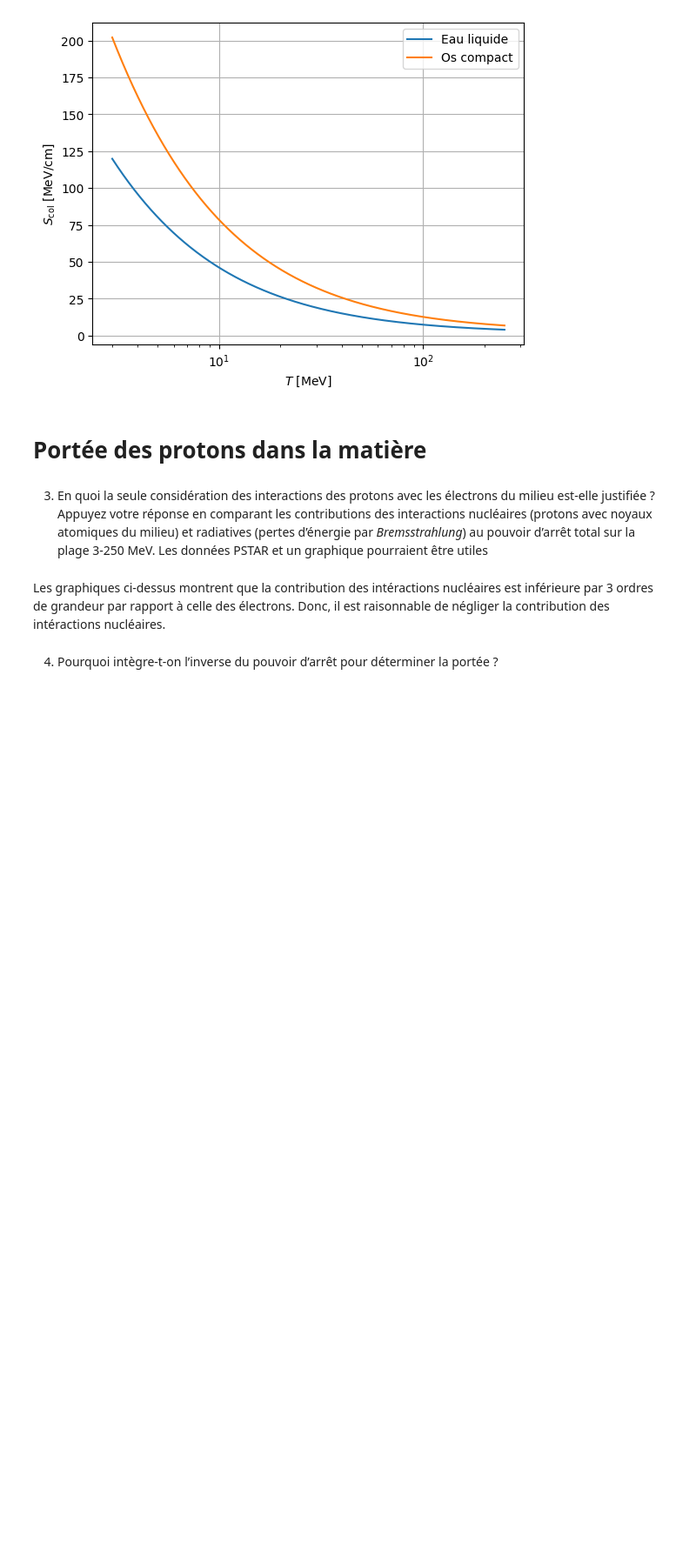
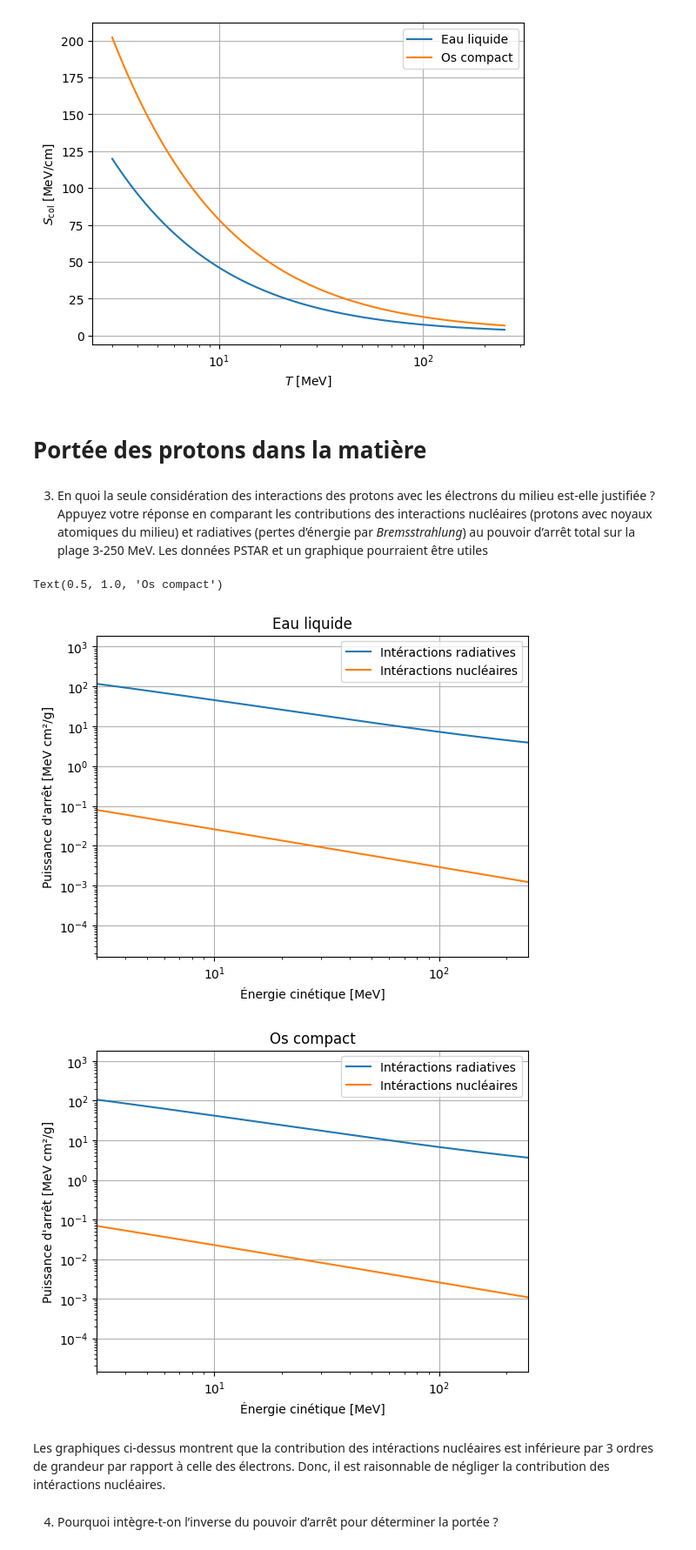
Before and after one commit to Antetokounpo/PhysNum-TP, a Jupyter notebook: tp1.ipynb, the cells around one changed output. Shown at 87% size. Cells and saved outputs as stored; diff of their text form; code cells hidden in the pictures; blank space fills up the shorter version.

```diff
--- a/tp1.ipynb
+++ b/tp1.ipynb
@@ -156,31 +156,37 @@ plt.grid()
 # %%
 # Colonnes : Énergie cinétique [MeV], Puissance d'arrêt électron [MeV cm^2/g], Puissance d'arrêt nucléaire [MeV cm^2/g],
 water_liquid_data = np.loadtxt("data/water_liquid_apdata.pl", skiprows=8)
 bone_data = np.loadtxt("data/bone_apdata.pl", skiprows=8)
 
 plt.figure()
 plt.plot(water_liquid_data[:, 0], water_liquid_data[:, 1], label="Intéractions radiatives")
 plt.plot(water_liquid_data[:, 0], water_liquid_data[:, 2], label="Intéractions nucléaires")
 
 plt.xlim(3, 250)
+plt.xscale("log")
 plt.yscale("log")
 plt.legend()
 plt.xlabel("Énergie cinétique [MeV]")
 plt.ylabel("Puissance d'arrêt [MeV cm²/g]")
 plt.grid()
 plt.title("Eau liquide")
 
 plt.figure()
 plt.plot(bone_data[:, 0], bone_data[:, 1], label="Intéractions radiatives")
 plt.plot(bone_data[:, 0], bone_data[:, 2], label="Intéractions nucléaires")
 
 plt.xlim(3, 250)
+plt.xscale("log")
 plt.yscale("log")
 plt.legend()
 plt.xlabel("Énergie cinétique [MeV]")
 plt.ylabel("Puissance d'arrêt [MeV cm²/g]")
 plt.grid()
 plt.title("Os compact")
+# %% [output]
+Text(0.5, 1.0, 'Os compact')
+[figure, added]
+[figure, added]
 # %% [markdown]
 Les graphiques ci-dessus montrent que la contribution des intéractions nucléaires est inférieure par 3 ordres de grandeur par rapport à celle des électrons. Donc, il est raisonnable de négliger la contribution des intéractions nucléaires.
 # %% [markdown]
```
